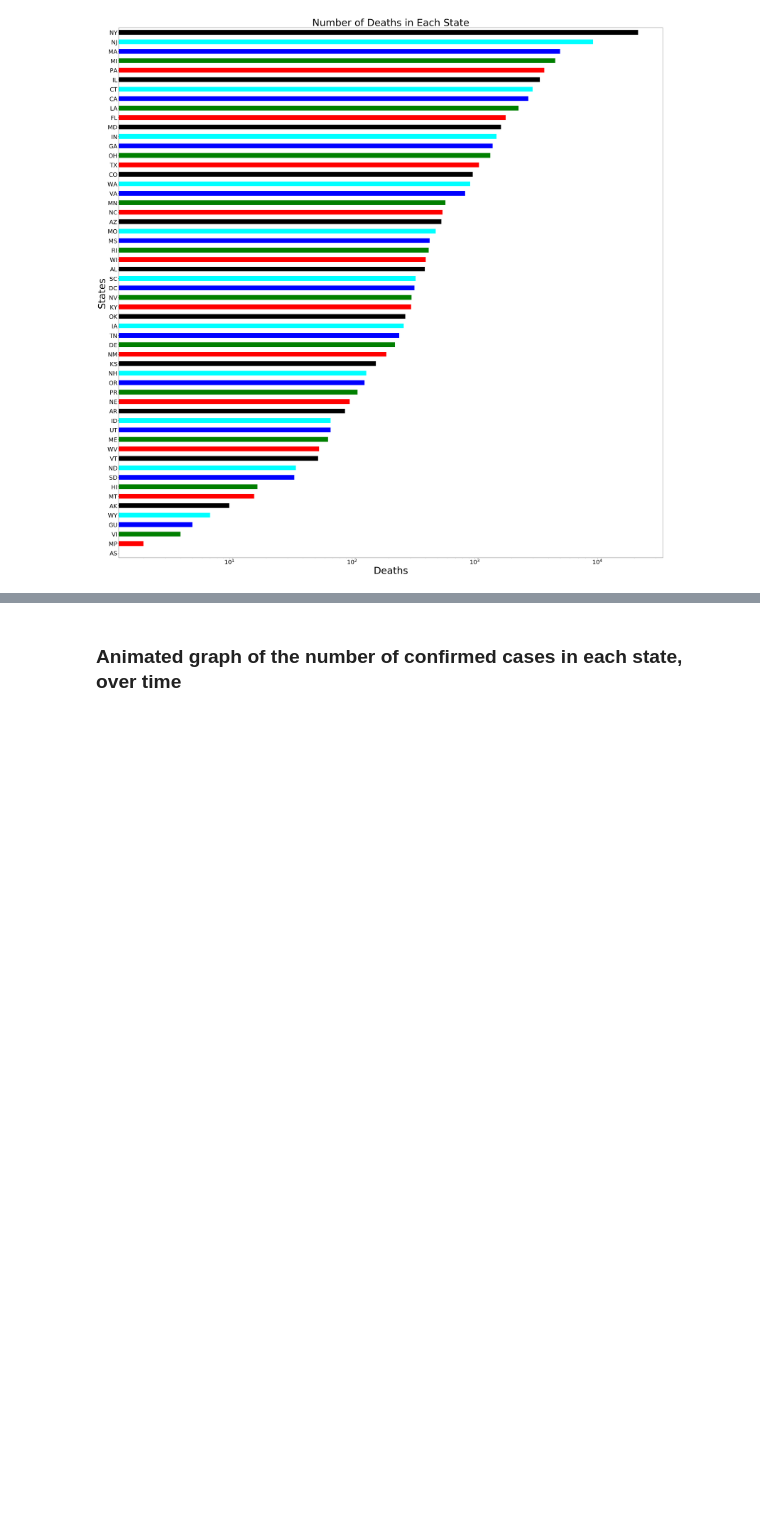
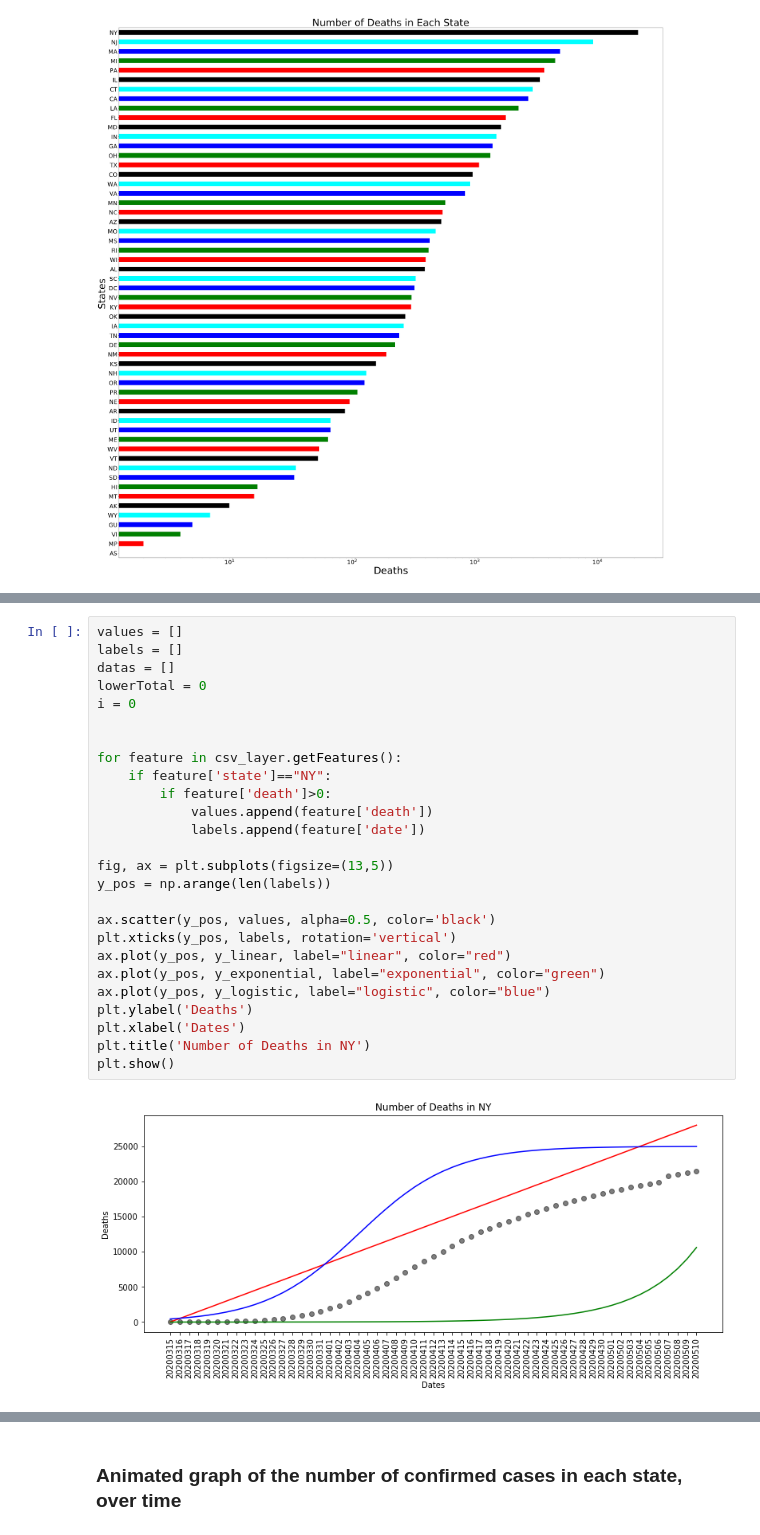
Before and after one commit to claudiarmabreu/Epidemologia, a Jupyter notebook: Projeto Covid-19/COVID19-US-Stats.ipynb, the cells around one changed output, grey strips where cells are left out. Drawn from its saved outputs; the diff is of its cells as text; blank space fills up the shorter version.

```diff
--- a/Projeto Covid-19/COVID19-US-Stats.ipynb
+++ b/Projeto Covid-19/COVID19-US-Stats.ipynb
@@ -555,0 +623,28 @@ plt.show()
+# %%
+values = []
+labels = []
+datas = []
+lowerTotal = 0
+i = 0
+
+
+for feature in csv_layer.getFeatures():
+    if feature['state']=="NY":
+        if feature['death']>0:
+            values.append(feature['death'])
+            labels.append(feature['date'])
+
+fig, ax = plt.subplots(figsize=(13,5))
+y_pos = np.arange(len(labels))
+
+ax.scatter(y_pos, values, alpha=0.5, color='black')
+plt.xticks(y_pos, labels, rotation='vertical')
+ax.plot(y_pos, y_linear, label="linear", color="red")
+ax.plot(y_pos, y_exponential, label="exponential", color="green")
+ax.plot(y_pos, y_logistic, label="logistic", color="blue")
+plt.ylabel('Deaths')
+plt.xlabel('Dates')
+plt.title('Number of Deaths in NY')
+plt.show()
+# %% [output]
+[figure, added]
```
Also changed, not shown: parts of 20 cells of this notebook.
